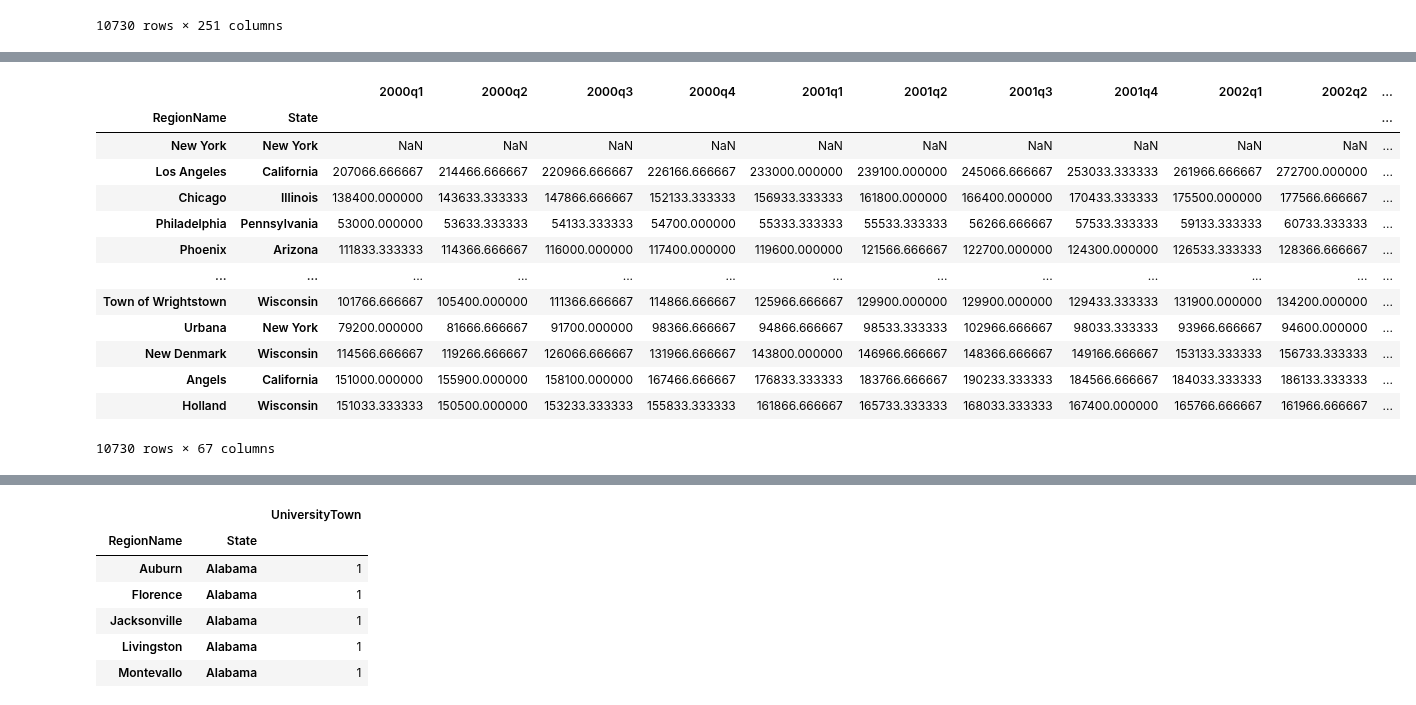
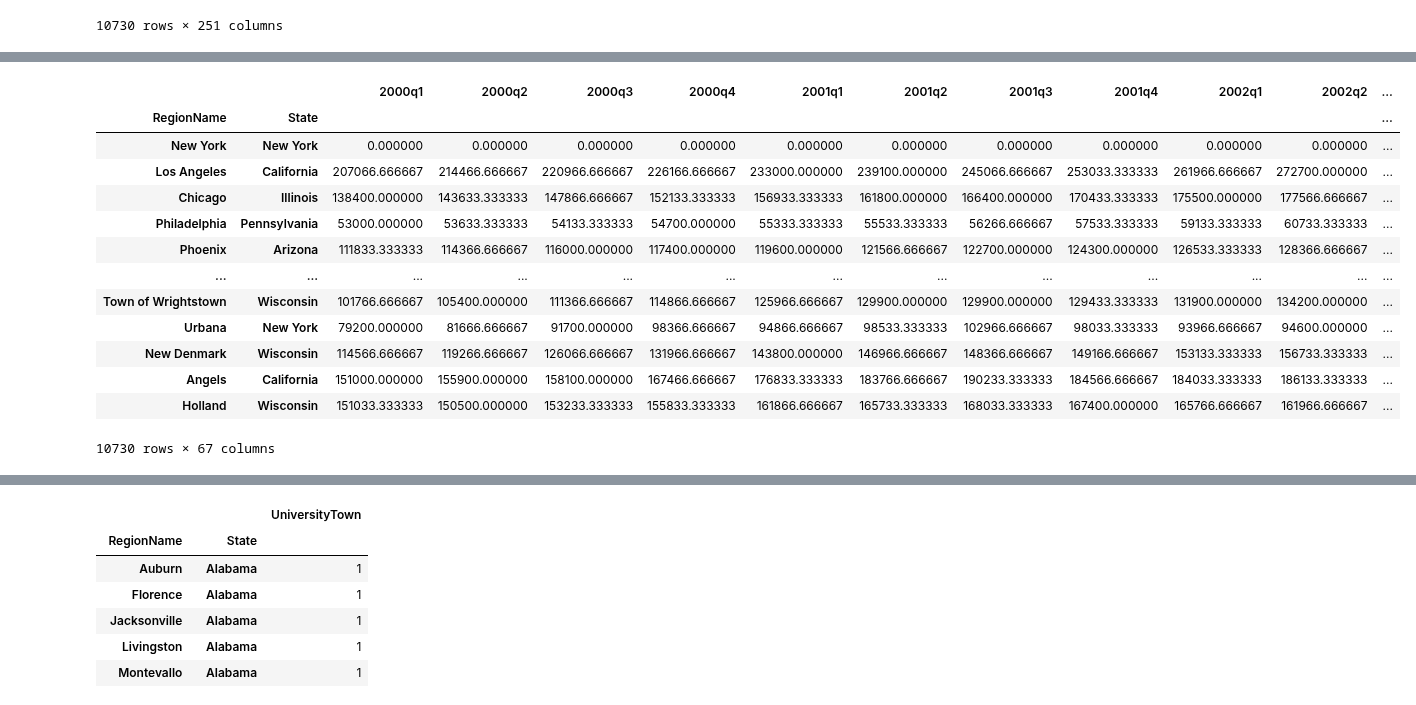
Before and after one commit to aicharya/DSA_Python, a Jupyter notebook: HypothesisTestingAssignment4.ipynb, the cells around one changed output, grey strips where cells are left out. Drawn from its saved outputs; the diff is of its cells as text; code cells hidden in the pictures.

```diff
--- a/HypothesisTestingAssignment4.ipynb
+++ b/HypothesisTestingAssignment4.ipynb
@@ -649,5 +413,5 @@ dfQtrData['quarter'] = dfQtrData.index.to_series().apply(monthToQtr).to_list()
 # %%
-quarterlyAgeraged = dfQtrData.groupby('quarter').mean()
+quarterlyAgeraged = dfQtrData.groupby('Quarter').mean()
 # %%
 quarterlyAgeraged.T
 # %% [output]
@@ -665,4 +429,4 @@ quarterlyAgeraged.T
 | 10729 | 151033.333333 | 150500.000000 | 153233.333333 | 155833.333333 | 161866.666667 | 165733.333333 | 168033.333333 | 167400.000000 | 165766.666667 | 161966.666667 | 163933.333333 | ... |
 10730 rows × 67 columns
 # %%
-preFinal = pd.concat( [ df.iloc[:,:6], quarterlyAgeraged.T] , axis=1)
+preFinal = pd.concat( [ zDF.iloc[:,:6], quarterlyAgeraged.T] , axis=1)
@@ -668,0 +449,3 @@ preFinal = pd.concat( [ df.iloc[:,:6], quarterlyAgeraged.T] , axis=1)
+# %%
+states = {'OH': 'Ohio', 'KY': 'Kentucky', 'AS': 'American Samoa', 'NV': 'Nevada', 'WY': 'Wyoming', 'NA': 'National', 'AL': 'Alabama', 'MD': 'Maryland', 'AK': 'Alaska', 'UT': 'Utah', 'OR': 'Oregon', 'MT': 'Montana', 'IL': 'Illinois', 'TN': 'Tennessee', 'DC': 'District of Columbia', 'VT': 'Vermont', 'ID': 'Idaho', 'AR': 'Arkansas', 'ME': 'Maine', 'WA': 'Washington', 'HI': 'Hawaii', 'WI': 'Wisconsin', 'MI': 'Michigan', 'IN': 'Indiana', 'NJ': 'New Jersey', 'AZ': 'Arizona', 'GU': 'Guam', 'MS': 'Mississippi', 'PR': 'Puerto Rico', 'NC': 'North Carolina', 'TX': 'Texas', 'SD': 'South Dakota', 'MP': 'Northern Mariana Islands', 'IA': 'Iowa', 'MO': 'Missouri', 'CT': 'Connecticut', 'WV': 'West Virginia', 'SC': 'South Carolina', 'LA': 'Louisiana', 'KS': 'Kansas', 'NY': 'New York', 'NE': 'Nebraska', 'OK': 'Oklahoma', 'FL': 'Florida', 'CA': 'California', 'CO': 'Colorado', 'PA': 'Pennsylvania', 'DE': 'Delaware', 'NM': 'New Mexico', 'RI': 'Rhode Island', 'MN': 'Minnesota', 'VI': 'Virgin Islands', 'NH': 'New Hampshire', 'MA': 'Massachusetts', 'GA': 'Georgia', 'ND': 'North Dakota', 'VA': 'Virginia'}
+preFinal.replace(states, inplace=True)
@@ -693,2 +530,2 @@ states = preFinal['State'].drop_duplicates().to_list()
 # %%
-preFinal.set_index(['RegionName', 'State'])
+preFinal.set_index(['RegionName', 'State'], inplace=True)
@@ -713,34 +612,35 @@ states = {'OH': 'Ohio', 'KY': 'Kentucky', 'AS': 'American Samoa', 'NV': 'Nevada'
 
 def monthToQtr(month):
   (yearStr, monthStr) = month.split('-')
   return yearStr + qDF.loc[monthStr, 'Quarter']
 
 def convert_housing_data_to_quarters():
     '''Converts the housing data to quarters and returns it as mean
     values in a dataframe. This dataframe should be a dataframe with
     columns for 2000q1 through 2016q3, and should have a multi-index
     in the shape of ["State","RegionName"].
 
     Note: Quarters are defined in the assignment description, they are
     not arbitrary three month periods.
 
     The resulting dataframe should have 67 columns, and 10,730 rows.
     '''
     df = pd.read_csv("City_Zhvi_AllHomes.csv")
     dfQtrData = df.loc[:,'2000-01':].transpose()
     dfQtrData['quarter'] = dfQtrData.index.to_series().apply(monthToQtr).to_list()
+    dfQtrData.fillna(0, inplace=True)
     quarterlyAgeraged = dfQtrData.groupby('quarter').mean()
     preFinal = pd.concat( [ df.iloc[:,:6], quarterlyAgeraged.T] , axis=1)
     preFinal.replace(states, inplace=True)
     preFinal.drop( ['RegionID', 'Metro', 'CountyName', 	'SizeRank'], inplace=True, axis=1	)
     preFinal.set_index(['RegionName', 'State'], inplace=True)
     return preFinal
 
 convert_housing_data_to_quarters()
 # %% [output]
 |  |  | 2000q1 | 2000q2 | 2000q3 | 2000q4 | 2001q1 | 2001q2 | 2001q3 | 2001q4 | 2002q1 | 2002q2 | ... |
 | RegionName | State |  |  |  |  |  |  |  |  |  |  | ... |
-| New York | New York | NaN | NaN | NaN | NaN | NaN | NaN | NaN | NaN | NaN | NaN | ... |
+| New York | New York | 0.000000 | 0.000000 | 0.000000 | 0.000000 | 0.000000 | 0.000000 | 0.000000 | 0.000000 | 0.000000 | 0.000000 | ... |
 | Los Angeles | California | 207066.666667 | 214466.666667 | 220966.666667 | 226166.666667 | 233000.000000 | 239100.000000 | 245066.666667 | 253033.333333 | 261966.666667 | 272700.000000 | ... |
 | Chicago | Illinois | 138400.000000 | 143633.333333 | 147866.666667 | 152133.333333 | 156933.333333 | 161800.000000 | 166400.000000 | 170433.333333 | 175500.000000 | 177566.666667 | ... |
 | Philadelphia | Pennsylvania | 53000.000000 | 53633.333333 | 54133.333333 | 54700.000000 | 55333.333333 | 55533.333333 | 56266.666667 | 57533.333333 | 59133.333333 | 60733.333333 | ... |
```
Also changed, not shown: parts of 82 cells of this notebook.
